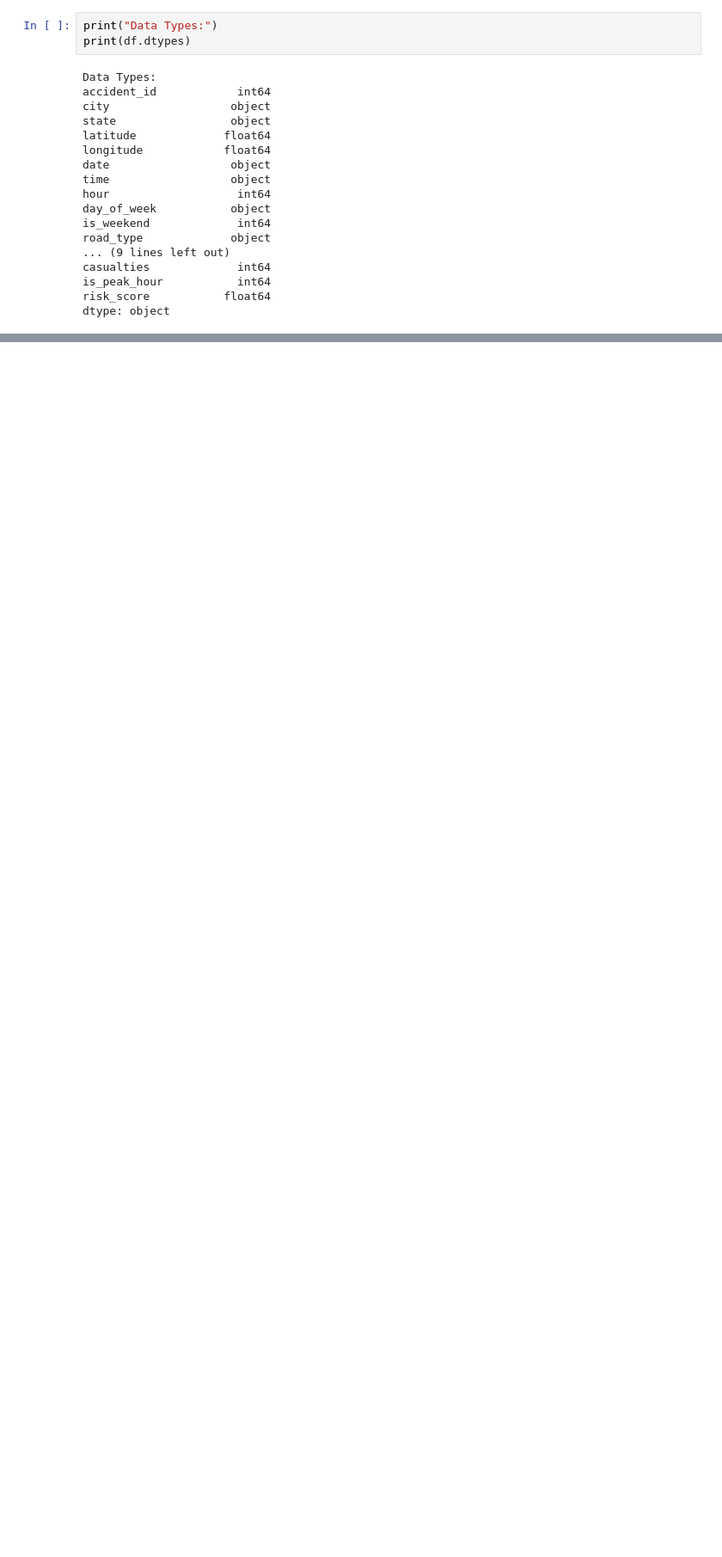
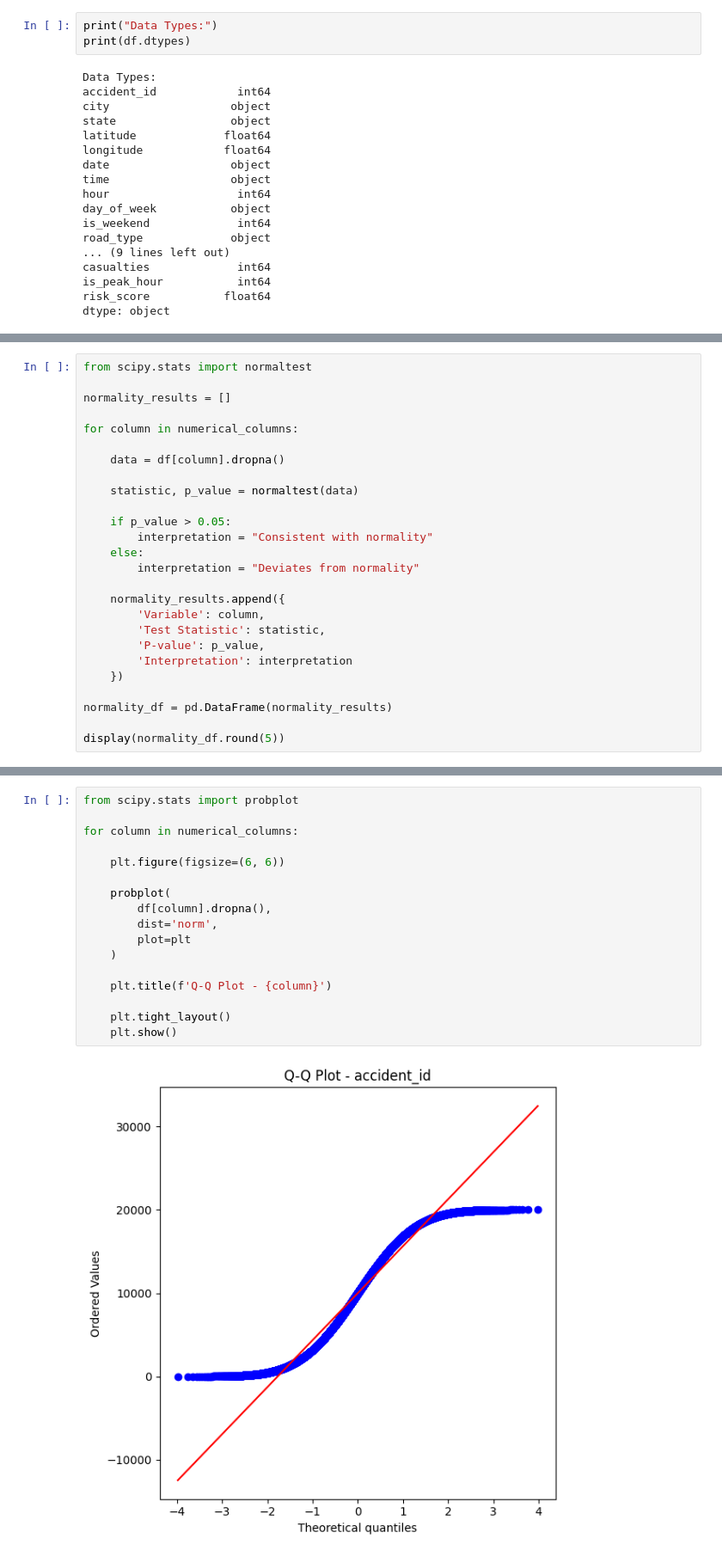
Before and after one commit to nehajacksonb24cs2143-ctrl/road-accident-severity-prediction, a Jupyter notebook: accident_analysis.ipynb, the cells around one changed output, grey strips where cells are left out. Shown at 86% size. Cells and saved outputs as stored; diff of their text form; blank space fills up the shorter version.

```diff
--- a/accident_analysis.ipynb
+++ b/accident_analysis.ipynb
@@ -1386,0 +283,26 @@ fig.show()
+# %%
+from scipy.stats import normaltest
+
+normality_results = []
+
+for column in numerical_columns:
+
+    data = df[column].dropna()
+
+    statistic, p_value = normaltest(data)
+
+    if p_value > 0.05:
+        interpretation = "Consistent with normality"
+    else:
+        interpretation = "Deviates from normality"
+
+    normality_results.append({
+        'Variable': column,
+        'Test Statistic': statistic,
+        'P-value': p_value,
+        'Interpretation': interpretation
+    })
+
+normality_df = pd.DataFrame(normality_results)
+
+display(normality_df.round(5))
@@ -1386,0 +323,19 @@ fig.show()
+# %%
+from scipy.stats import probplot
+
+for column in numerical_columns:
+
+    plt.figure(figsize=(6, 6))
+
+    probplot(
+        df[column].dropna(),
+        dist='norm',
+        plot=plt
+    )
+
+    plt.title(f'Q-Q Plot - {column}')
+
+    plt.tight_layout()
+    plt.show()
+# %% [output]
+[figure, added]
```
Also changed, not shown: parts of 108 cells of this notebook.
